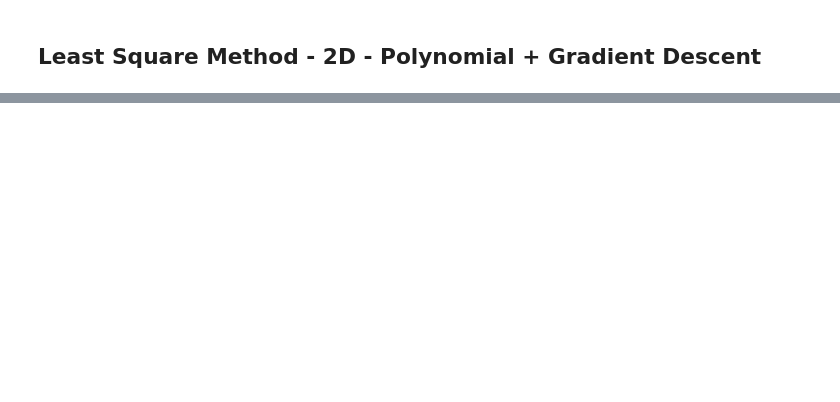
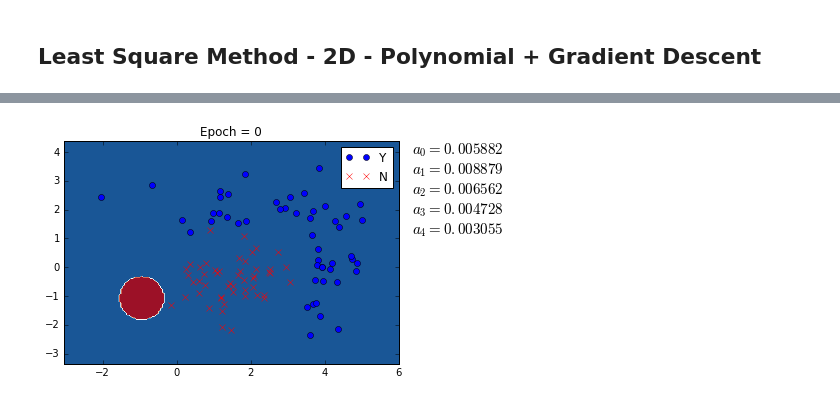
Before and after one commit to macromancer/DLTutorial_Python, a Jupyter notebook: LinearLeastSquare-2D.ipynb, the cells around one changed output, grey strips where cells are left out. Drawn from its saved outputs; the diff is of its cells as text; code cells hidden in the pictures; blank space fills up the shorter version.

```diff
--- a/LinearLeastSquare-2D.ipynb
+++ b/LinearLeastSquare-2D.ipynb
@@ -217,0 +305,99 @@ a = fit_GD(X, np.matrix(z).T, epoch, mu)
+# %%
+from numpy.testing import assert_array_almost_equal as assertEqual
+
+def evaluate(x, a):
+    D = x.shape[1]
+    k = (a.shape[0] - 1) / D
+
+    X = buildX(x, k)
+    f = np.dot(X, a)
+    o = sigmoid(f)
+    return o
+
+assertEqual(evaluate(np.matrix([[0, 0],[1, 0],[-3, 1]]), np.matrix([1, 2, 3]).T),
+           sigmoid(np.matrix([1, 3, -2]).T))
+
+def classify(x, a):
+
+    y = np.ones((x.shape[0], 1))
+    y[:] = 0.99
+    y[evaluate(x, a) <= 0.5] = 0.01
+    return y
+
+    #return evaluate(x, a) > 0.5
+
+#assertEqual(classify(np.matrix([[0, 0],[1, 0],[-3, 1]]), np.matrix([1, 2, 3]).T),
+#            np.matrix([1, 1, 0.1]).T)
+
+
+def lossFn(x,y,a):
+    o = evaluate(x, a);
+
+    e = (y - o)
+    assert(e.shape == y.shape)
+
+    return sum(np.power(e, 2)) / 2.
+
+#assertEqual(lossFn(np.matrix([[0, 0],[1, 0],[2, 1]]), sigmoid(np.matrix([1, 3, 8]).T), np.matrix([1, 2, 3]).T),
+#           0)
+
+def plot_DecisionBoundary(x, clf, opt):
+    x0_min, x0_max = x[:, 0].min() - 1, x[:, 0].max() + 1
+    x1_min, x1_max = x[:, 1].min() - 1, x[:, 1].max() + 1
+
+    h = 0.05
+    xx0, xx1 = np.meshgrid(np.arange(x0_min, x0_max, h),
+                         np.arange(x1_min, x1_max, h))
+
+    yy = clf(np.c_[xx0.ravel(), xx1.ravel()], opt['params'])
+    yy = yy.reshape(xx0.shape)
+
+    ax = plt.figure().add_subplot(111)
+    ax.contourf(xx0, xx1, yy, cmap=cmap)
+
+    return ax
+
+def plot_LR_GD(x, y, clf, opt):
+    ax = plot_DecisionBoundary(x, clf, opt)
+    ax = plot_bi_data(x, y, ax=ax)
+
+    return ax
+
+
+def fit_LR_GD(x, y, k, epoch, mu):
+    X = buildX(x, k)
+
+    #a = np.zeros([X.shape[1], 1])
+    a = random.rand(X.shape[1], 1) * 0.01
+
+    for i in range(epoch):
+        f = np.dot(X,a)
+        o = sigmoid(f)
+        e = y - o
+        g = np.multiply(o, 1 - o)
+
+        if (i % (epoch / 10) == 0):
+            ax = plot_LR_GD(x, y, classify, {'params': a})
+            ax.set_title(u'Epoch = %d' % i)
+            ax.text(1.04, 1, '\n'.join('$a_{%d} = %f$' % (i, a[i]) for i in range(a.shape[0])),
+                        transform=ax.transAxes, verticalalignment='top', fontsize=15)
+
+        dE = X.T.dot(-np.multiply(e, g))
+
+        assert(dE.shape == a.shape)
+
+        a -= mu * dE
+
+
+    ax = plot_LR_GD(x, y, classify, {'params': a})
+    ax.set_title(u'Epoch = %d' % epoch)
+    ax.text(1.04, 1, '\n'.join('$a_{%d} = %f$' % (i, a[i]) for i in range(a.shape[0])),
+                transform=ax.transAxes, verticalalignment='top', fontsize=15)
+
+
+k = 2
+mu = 0.0001
+epoch = 100000
+fit_LR_GD(x, y, k, epoch, mu)
+# %% [output]
+[figure, added]
```
Also changed, not shown: parts of 7 cells of this notebook.
